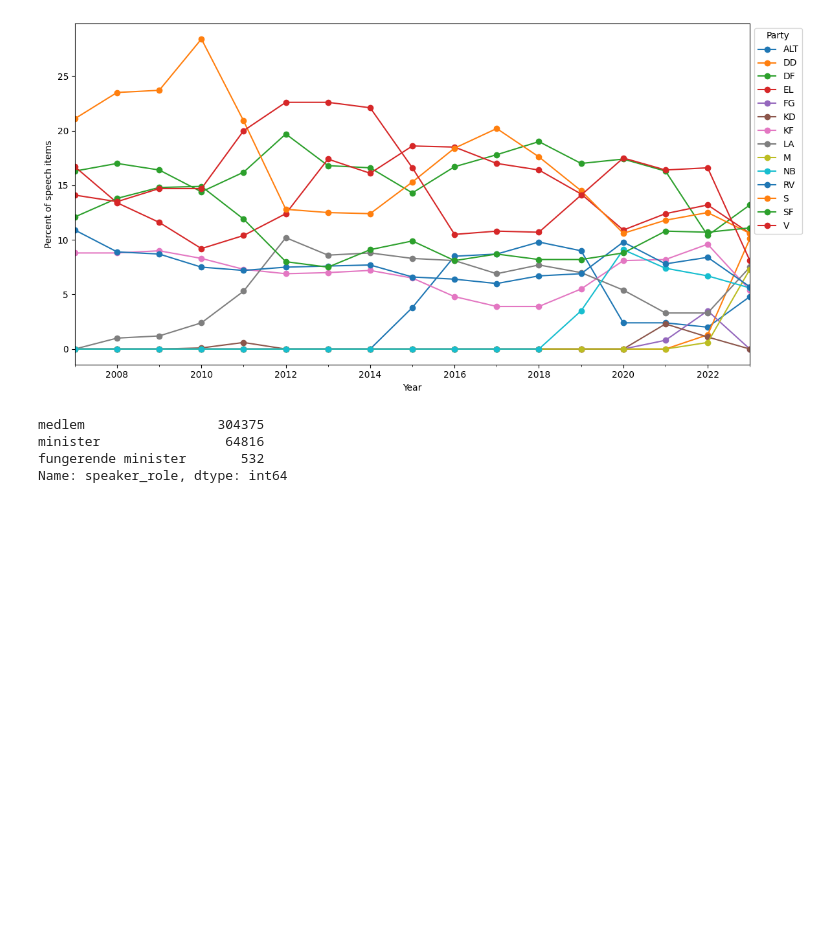
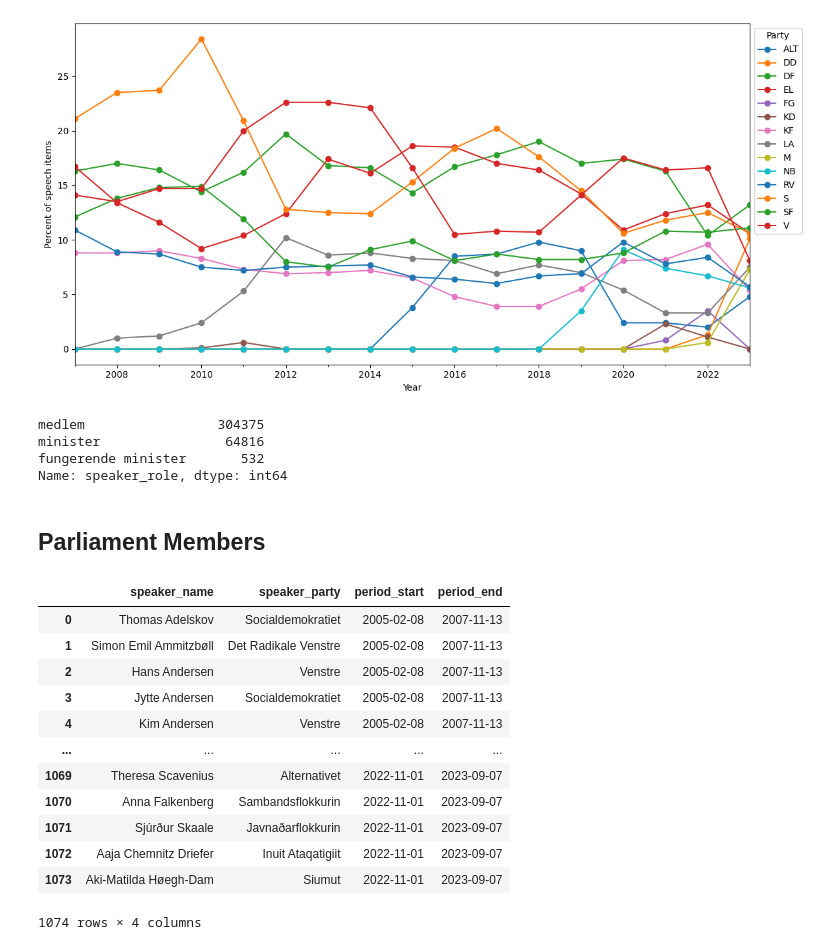
Before and after one commit to affo98/DIW, a Jupyter notebook: folketinget/descriptive_data.ipynb, the cells around one changed output. Drawn from its saved outputs; the diff is of its cells as text; code cells hidden in the pictures; blank space fills up the shorter version.

```diff
--- a/folketinget/descriptive_data.ipynb
+++ b/folketinget/descriptive_data.ipynb
@@ -343,3 +357,21 @@ medlem                 304375
 minister                64816
 fungerende minister       532
 Name: speaker_role, dtype: int64
+# %% [markdown]
+## Parliament Members
+# %%
+parMem
+# %% [output]
+|  | speaker_name | speaker_party | period_start | period_end |
+| 0 | Thomas Adelskov | Socialdemokratiet | 2005-02-08 | 2007-11-13 |
+| 1 | Simon Emil Ammitzbøll | Det Radikale Venstre | 2005-02-08 | 2007-11-13 |
+| 2 | Hans Andersen | Venstre | 2005-02-08 | 2007-11-13 |
+| 3 | Jytte Andersen | Socialdemokratiet | 2005-02-08 | 2007-11-13 |
+| 4 | Kim Andersen | Venstre | 2005-02-08 | 2007-11-13 |
+| ... | ... | ... | ... | ... |
+| 1069 | Theresa Scavenius | Alternativet | 2022-11-01 | 2023-09-07 |
+| 1070 | Anna Falkenberg | Sambandsflokkurin | 2022-11-01 | 2023-09-07 |
+| 1071 | Sjúrður Skaale | Javnaðarflokkurin | 2022-11-01 | 2023-09-07 |
+| 1072 | Aaja Chemnitz Driefer | Inuit Ataqatigiit | 2022-11-01 | 2023-09-07 |
+| 1073 | Aki-Matilda Høegh-Dam | Siumut | 2022-11-01 | 2023-09-07 |
+1074 rows × 4 columns
```
Also changed, not shown: parts of 8 cells of this notebook, 2 other files.
